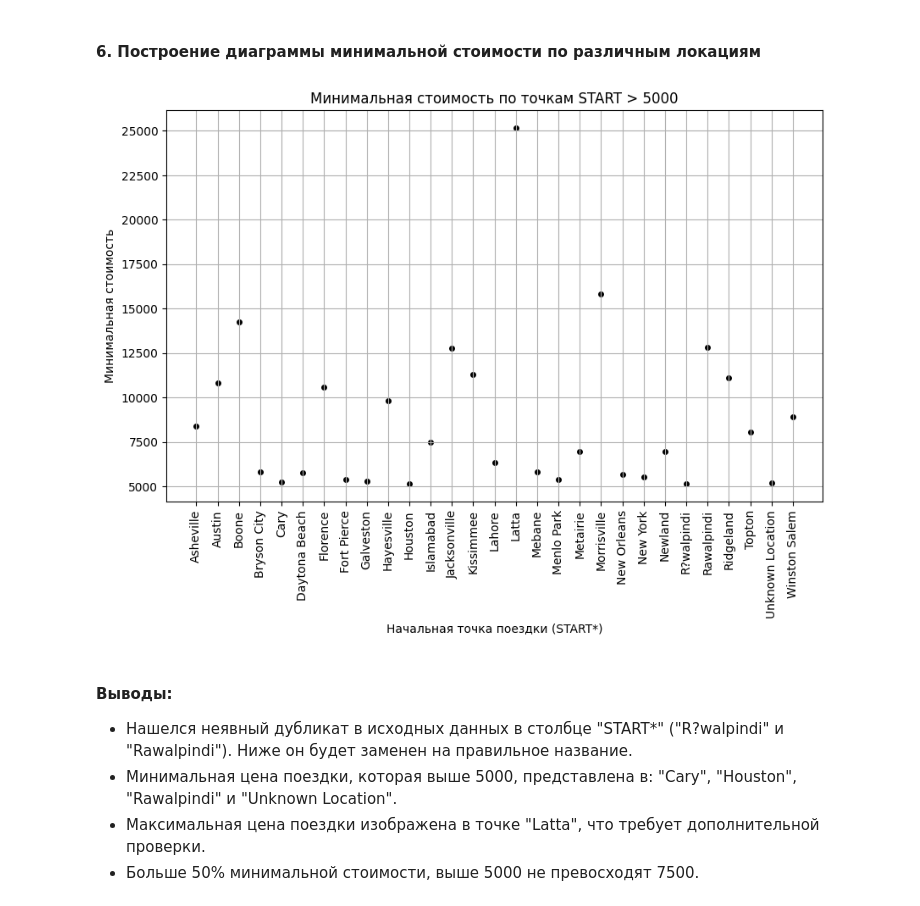
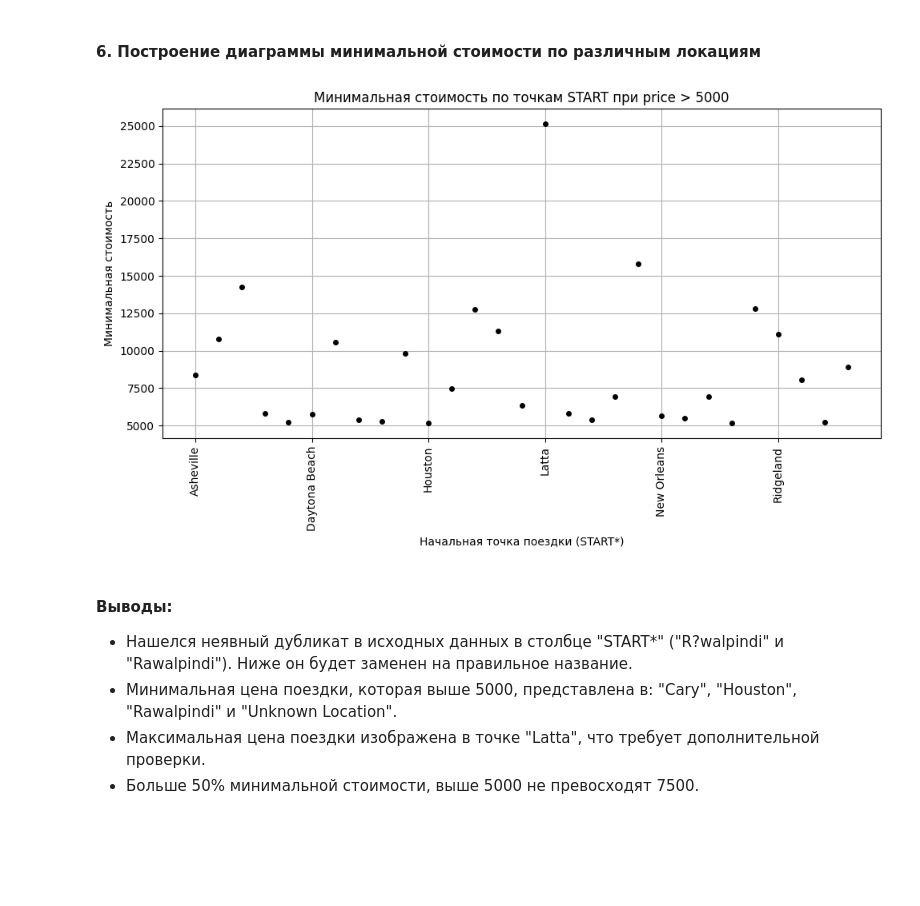
Before and after one commit to Vanya-sem/VVAD, a Jupyter notebook: ЛР2_Семенов_8.ipynb, the cells around one changed output. Drawn from its saved outputs; the diff is of its cells as text; code cells hidden in the pictures; blank space fills up the shorter version.

```diff
--- a/ЛР2_Семенов_8.ipynb
+++ b/ЛР2_Семенов_8.ipynb
@@ -346,19 +345,18 @@ plt.show()
 #### 6. Построение диаграммы минимальной стоимости по различным локациям
 # %%
 pivot = df[df['price'] > 5000].pivot_table(index='START*', values='price', aggfunc='min')
-plt.figure(figsize=(10, 6))
 
-plt.scatter(pivot.index, pivot.values, color='k', s=16)
-
-# Настройка осей
+ax = pivot.plot(
+style='o', color='black', markersize=4,
+legend=False, figsize=(10, 6)
+)
+ax.set_xlabel("Начальная точка поездки (START*)")
+ax.set_ylabel("Минимальная стоимость")
+ax.set_title("Минимальная стоимость по точкам START при price > 5000")
+ax.grid(True)
 plt.xticks(rotation=90)
-plt.xlabel("Начальная точка поездки (START*)")
-plt.ylabel("Минимальная стоимость")
-plt.title("Минимальная стоимость по точкам START > 5000")
-plt.grid(True)
-plt.show()
 # %% [output]
-[figure, old version]
+[figure, new version]
 # %% [markdown]
 #### Выводы:
 * Нашелся неявный дубликат в исходных данных в столбце "START*" ("R?walpindi" и "Rawalpindi"). Ниже он будет заменен на правильное название.
```
Also changed, not shown: parts of 2 cells of this notebook.
